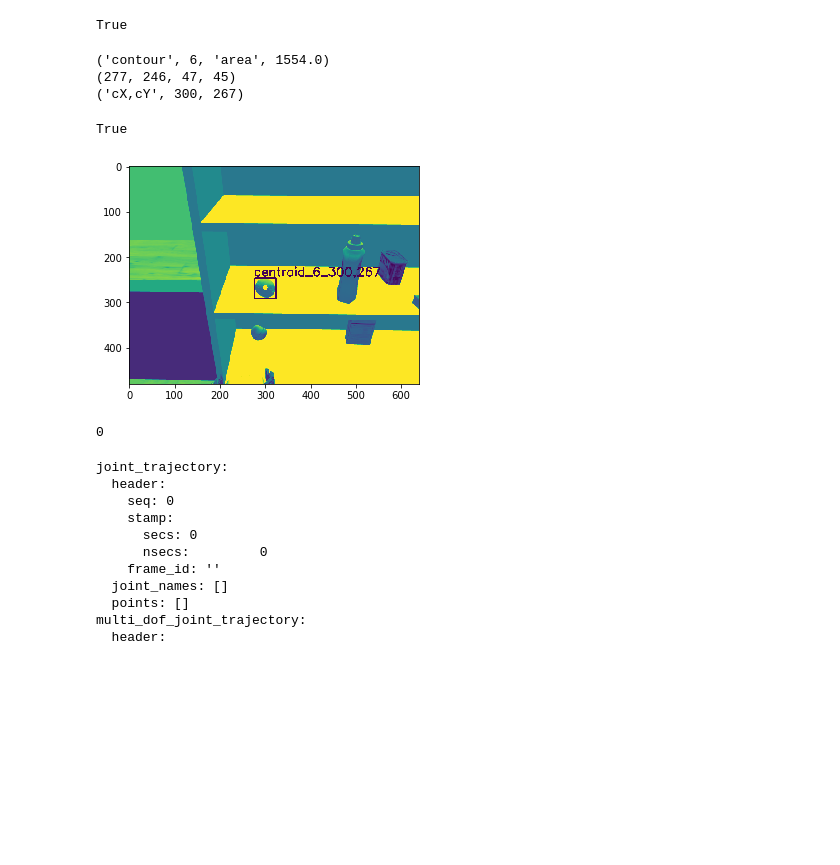
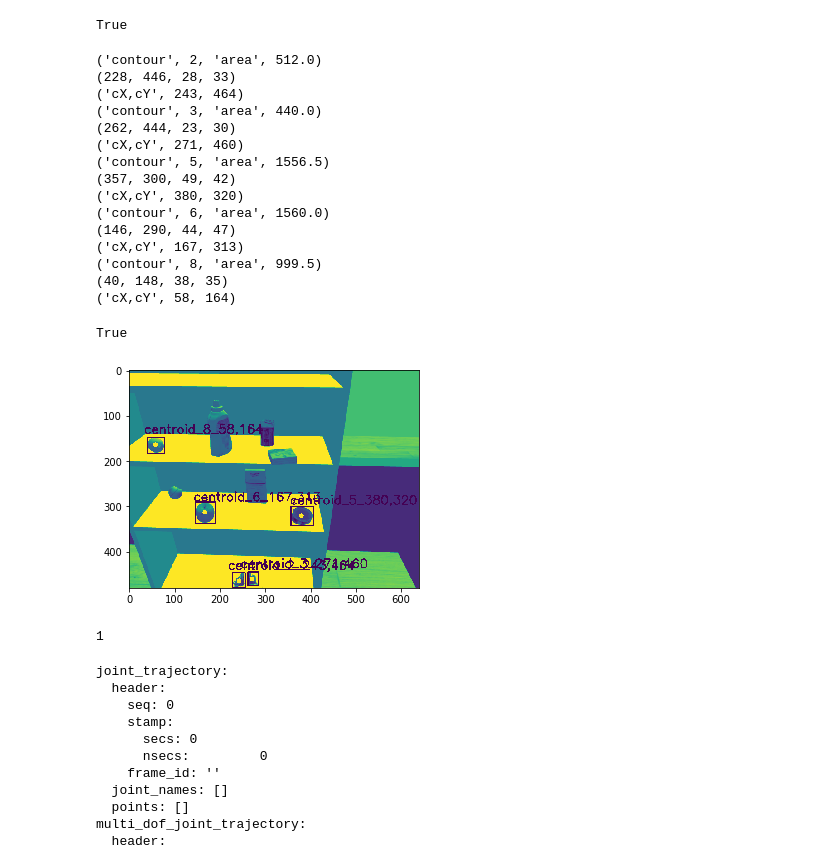
Before and after one commit to takeshi-pumas/robocup_docker, a Jupyter notebook: notebooks_ours/11_task_docker_Task1.ipynb, the cells around one changed output. Drawn from its saved outputs; the diff is of its cells as text; code cells hidden in the pictures; blank space fills up the shorter version.

```diff
--- a/notebooks_ours/11_task_docker_Task1.ipynb
+++ b/notebooks_ours/11_task_docker_Task1.ipynb
@@ -1008,29 +1013,41 @@ True
 # %%
 #move_base_goal(goal_x,goal_y,goal_yaw)
 #move_base_goal(2.2,4.0,goal_yaw)
 arm.go(arm_grasp_floor)
 wb=whole_body.get_current_joint_values()
 wb[3]+=0.6
 whole_body.go(wb)
 head_val=head.get_current_joint_values()
 head_val[0]=np.deg2rad(0)
 head_val[1]=np.deg2rad(-30)
 
 head.go(head_val)
 
 trans , rot = listener.lookupTransform('/map', '/head_rgbd_sensor_gazebo_frame', rospy.Time(0))
 
 euler=tf.transformations.euler_from_quaternion(rot)
 
 trans, euler
-cents=segment_shelf(0)
+cents=segment_shelf(1)
 static_tf_publish(cents)
 # %% [output]
-('contour', 6, 'area', 1554.0)
-(277, 246, 47, 45)
-('cX,cY', 300, 267)
+('contour', 2, 'area', 512.0)
+(228, 446, 28, 33)
+('cX,cY', 243, 464)
+('contour', 3, 'area', 440.0)
+(262, 444, 23, 30)
+('cX,cY', 271, 460)
+('contour', 5, 'area', 1556.5)
+(357, 300, 49, 42)
+('cX,cY', 380, 320)
+('contour', 6, 'area', 1560.0)
+(146, 290, 44, 47)
+('cX,cY', 167, 313)
+('contour', 8, 'area', 999.5)
+(40, 148, 38, 35)
+('cX,cY', 58, 164)
 True
-[figure, old version]
+[figure, new version]
 # %%
 trans_cents=[]
 for i,cent in enumerate(cents):
@@ -1043,7 +1060,7 @@ closest_cent=np.argmin(np.linalg.norm(np.asarray(trans_cents)- trans , axis=1))
 
 print(closest_cent)
 # %% [output]
-0
+1
 # %%
 p = whole_body.get_current_pose()
 #p = PoseStamped()
```
Also changed, not shown: parts of 43 cells of this notebook, 9 other files.
